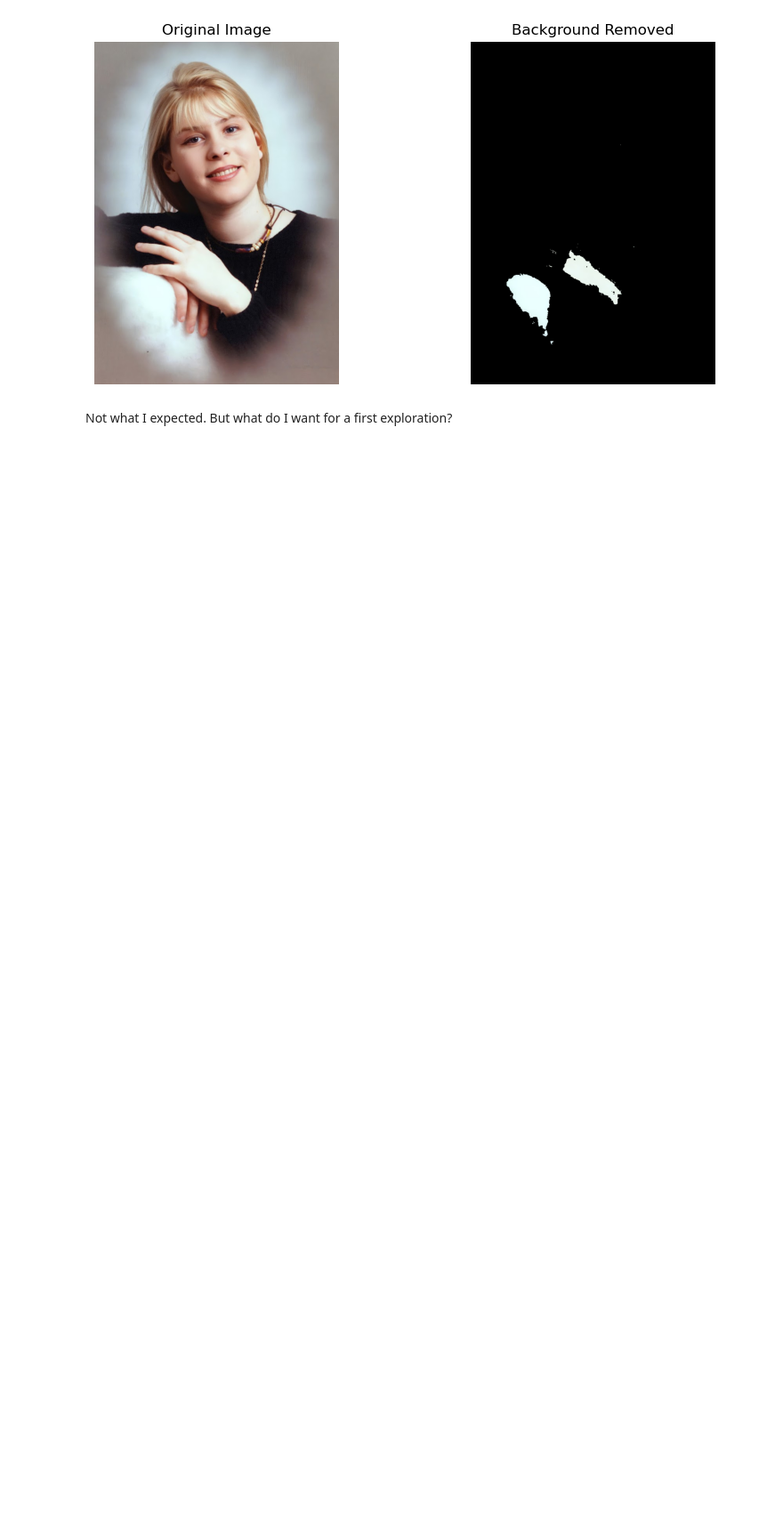
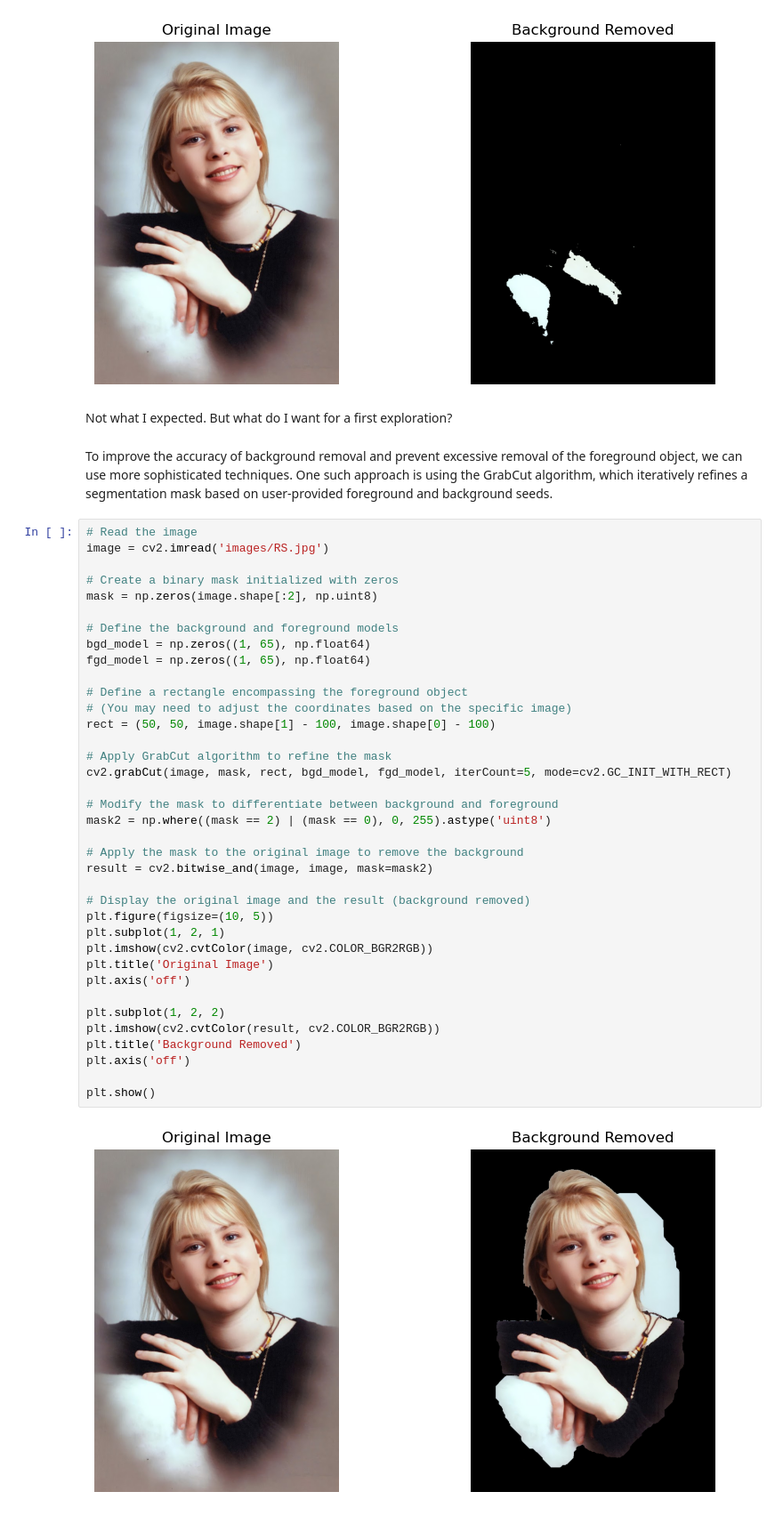
Before and after one commit to rafvrab/Experimenting_with_OpenCV, a Jupyter notebook: notebook.ipynb, the cells around one changed output. Shown at 89% size. Cells and saved outputs as stored; diff of their text form; blank space fills up the shorter version.

```diff
--- a/notebook.ipynb
+++ b/notebook.ipynb
@@ -97,3 +97,44 @@ plt.show()
 [figure]
 # %% [markdown]
 Not what I expected. But what do I want for a first exploration?
+# %% [markdown]
+To improve the accuracy of background removal and prevent excessive removal of the foreground object, we can use more sophisticated techniques. One such approach is using the GrabCut algorithm, which iteratively refines a segmentation mask based on user-provided foreground and background seeds.
+# %%
+# Read the image
+image = cv2.imread('images/RS.jpg')
+
+# Create a binary mask initialized with zeros
+mask = np.zeros(image.shape[:2], np.uint8)
+
+# Define the background and foreground models
+bgd_model = np.zeros((1, 65), np.float64)
+fgd_model = np.zeros((1, 65), np.float64)
+
+# Define a rectangle encompassing the foreground object
+# (You may need to adjust the coordinates based on the specific image)
+rect = (50, 50, image.shape[1] - 100, image.shape[0] - 100)
+
+# Apply GrabCut algorithm to refine the mask
+cv2.grabCut(image, mask, rect, bgd_model, fgd_model, iterCount=5, mode=cv2.GC_INIT_WITH_RECT)
+
+# Modify the mask to differentiate between background and foreground
+mask2 = np.where((mask == 2) | (mask == 0), 0, 255).astype('uint8')
+
+# Apply the mask to the original image to remove the background
+result = cv2.bitwise_and(image, image, mask=mask2)
+
+# Display the original image and the result (background removed)
+plt.figure(figsize=(10, 5))
+plt.subplot(1, 2, 1)
+plt.imshow(cv2.cvtColor(image, cv2.COLOR_BGR2RGB))
+plt.title('Original Image')
+plt.axis('off')
+
+plt.subplot(1, 2, 2)
+plt.imshow(cv2.cvtColor(result, cv2.COLOR_BGR2RGB))
+plt.title('Background Removed')
+plt.axis('off')
+
+plt.show()
+# %% [output]
+[figure, added]
```
Also changed, not shown: parts of 3 cells of this notebook.
